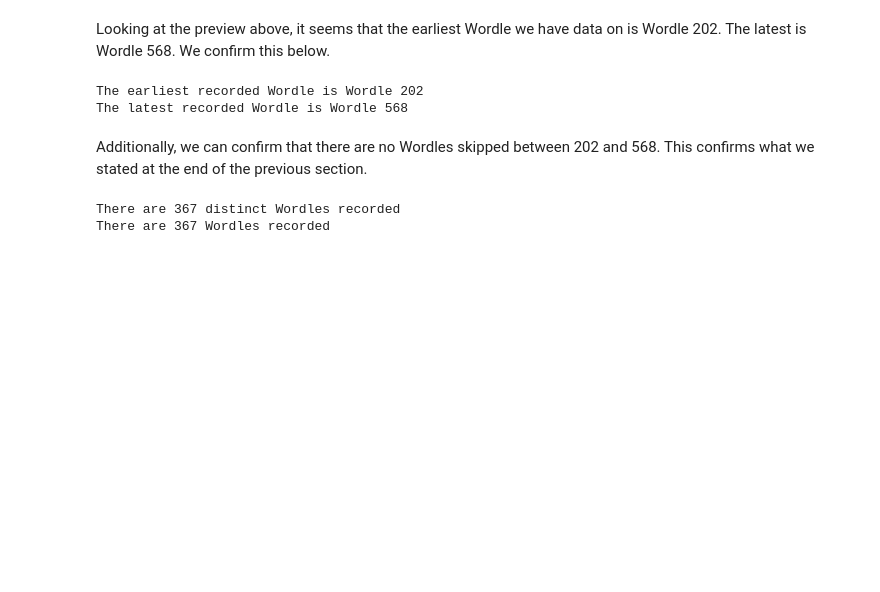
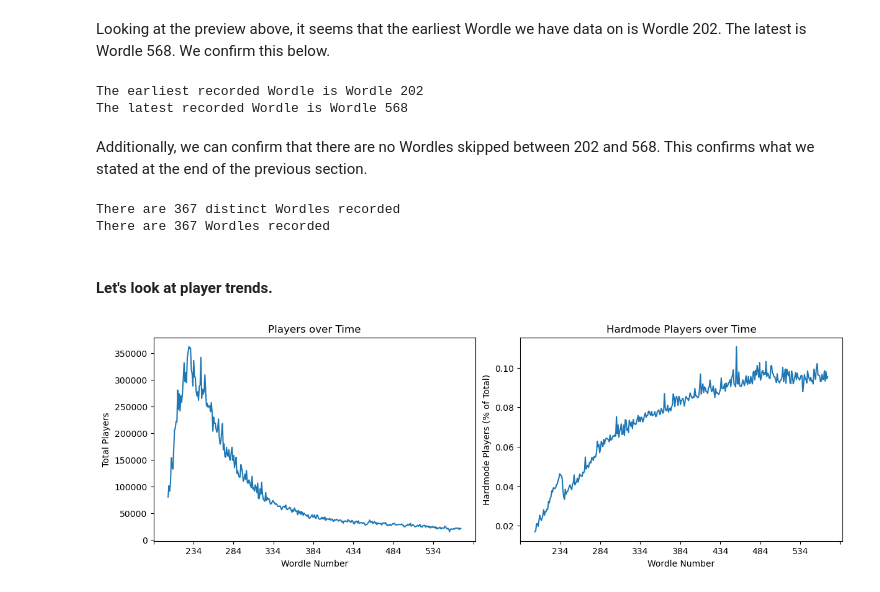
Before and after one commit to w04dan/Wordle-Data-Exploration, a Jupyter notebook: wordle.ipynb, the cells around one changed output. Drawn from its saved outputs; the diff is of its cells as text; code cells hidden in the pictures; blank space fills up the shorter version.

```diff
--- a/wordle.ipynb
+++ b/wordle.ipynb
@@ -235,3 +239,26 @@ print(f'There are {wordle_df.shape[0]} Wordles recorded')
 # %% [output]
 There are 367 distinct Wordles recorded
 There are 367 Wordles recorded
+# %% [markdown]
+#### Let's look at player trends.
+# %%
+fig, axs = plt.subplots(1, 2, figsize=(12, 4), layout='constrained')
+
+# Total players
+axs[0].plot(wordle_df['wordle_number'], wordle_df['total_players'])
+start, end = axs[0].get_xlim()
+axs[0].xaxis.set_ticks(np.arange(start, end, 50))
+axs[0].set_xlabel('Wordle Number')
+axs[0].set_ylabel('Total Players')
+axs[0].set_title('Players over Time')
+
+# Hardmode players
+axs[1].plot(wordle_df['wordle_number'], wordle_df['hardmode_players'] / wordle_df['total_players'])
+start, end = axs[1].get_xlim()
+axs[1].xaxis.set_ticks(np.arange(start, end, 50))
+axs[1].set_xlabel('Wordle Number')
+axs[1].set_ylabel('Hardmode Players (% of Total)')
+axs[1].set_title('Hardmode Players over Time')
+plt.show()
+# %% [output]
+[figure, added]
```
Also changed, not shown: parts of 9 cells of this notebook.
